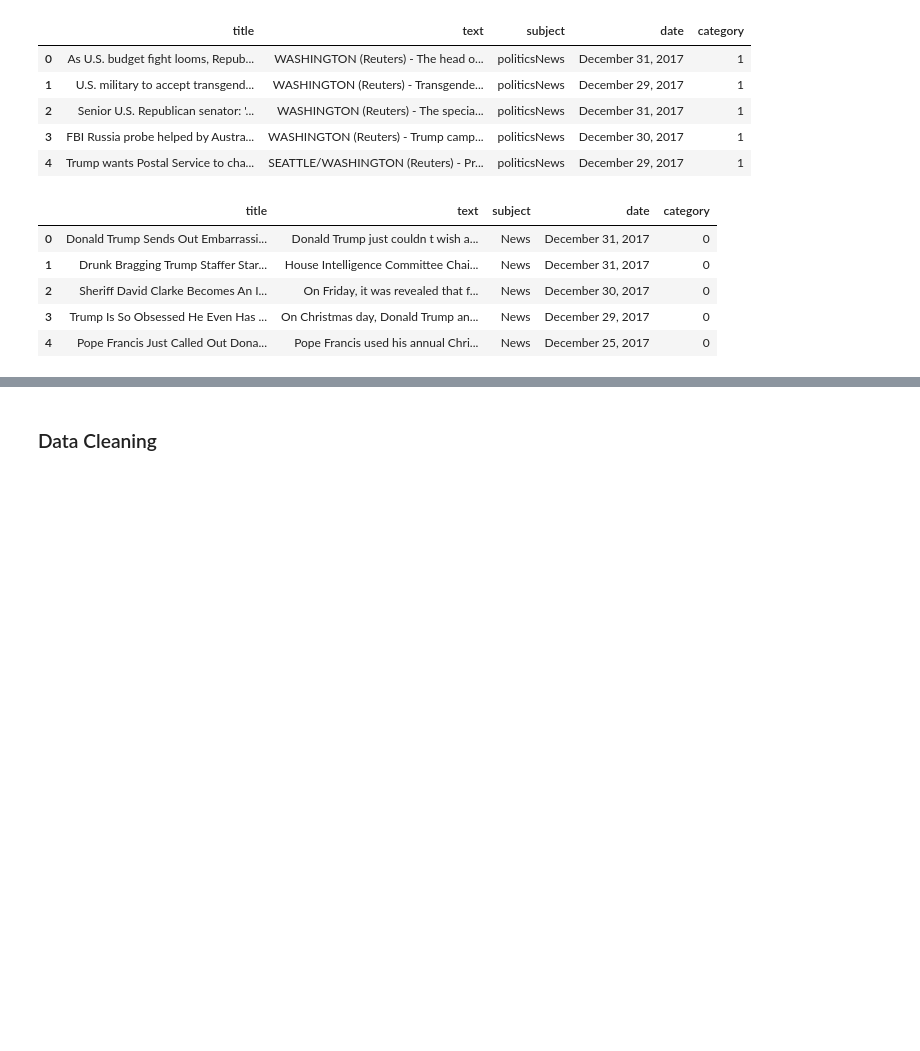
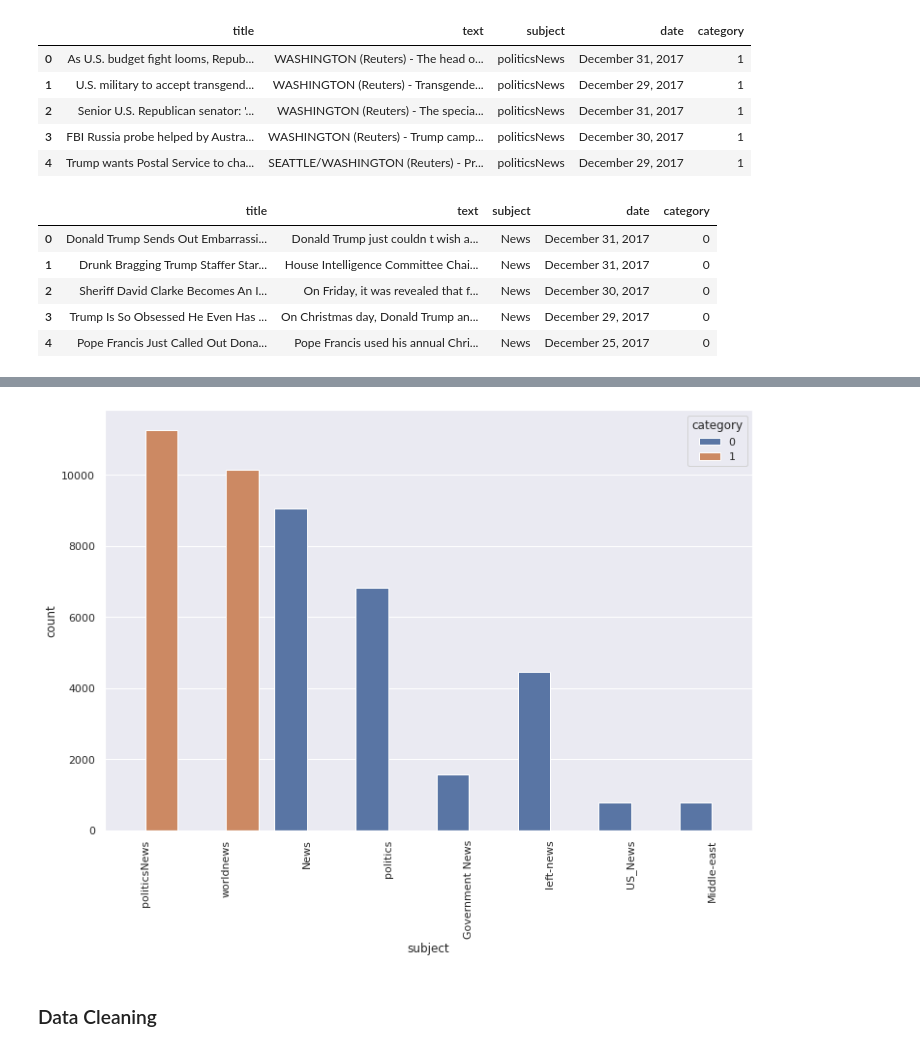
Before and after one commit to linksaiyajin/ML-Project, a Jupyter notebook: fake-news-classification.ipynb, the cells around one changed output, grey strips where cells are left out. Cells and saved outputs as stored; diff of their text form; code cells hidden in the pictures; blank space fills up the shorter version.

```diff
--- a/fake-news-classification.ipynb
+++ b/fake-news-classification.ipynb
@@ -100,10 +103,12 @@ news = pd.concat([true,false])
 # %%
-# dataviz = pd.concat([news,fake1,real_fake])
+dataviz = pd.concat([news,fake1,real_fake])
 
-# plt.figure(figsize = (12,8))
-# sns.set(style = "darkgrid")
-# chart = sns.countplot(x = "subject", hue = "category" , data = dataviz)
-# chart.set_xticklabels(chart.get_xticklabels(),rotation=90);
+plt.figure(figsize = (12,8))
+sns.set(style = "darkgrid")
+chart = sns.countplot(x = "subject", hue = "category" , data = dataviz)
+chart.set_xticklabels(chart.get_xticklabels(),rotation=90);
+# %% [output]
+[figure, added]
 # %%
 news['text'] = news['title'] + " " + news['text']
 fake1['text'] = fake1['title'] + " " + fake1['text']
```
Also changed, not shown: parts of 29 cells of this notebook.
